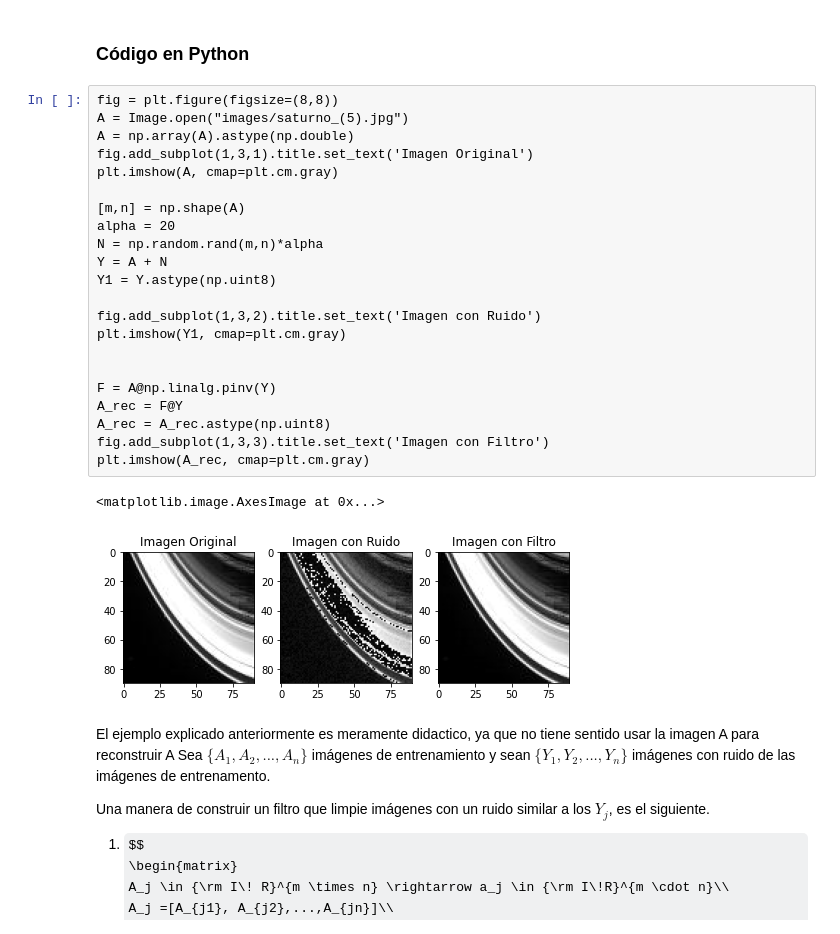
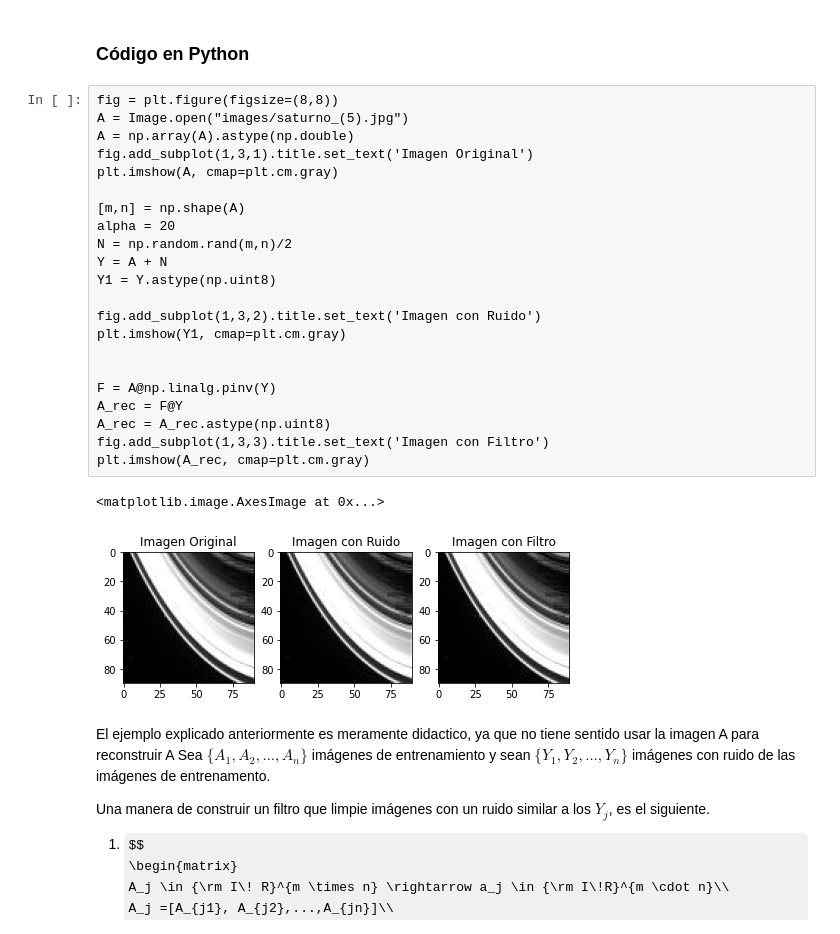
Before and after one commit to bakkim05/PAID_Electiva, a Jupyter notebook: SVD_e_Imagenes/SVD_e_Imagenes.ipynb, the cells around one changed output. Drawn from its saved outputs; the diff is of its cells as text; some formulas as TeX source.

```diff
--- a/SVD_e_Imagenes/SVD_e_Imagenes.ipynb
+++ b/SVD_e_Imagenes/SVD_e_Imagenes.ipynb
@@ -293,28 +257,28 @@ ans =
 # %%
 fig = plt.figure(figsize=(8,8))
 A = Image.open("images/saturno_(5).jpg")
 A = np.array(A).astype(np.double)
 fig.add_subplot(1,3,1).title.set_text('Imagen Original')
 plt.imshow(A, cmap=plt.cm.gray)
 
 [m,n] = np.shape(A)
 alpha = 20
-N = np.random.rand(m,n)*alpha
+N = np.random.rand(m,n)/2
 Y = A + N
 Y1 = Y.astype(np.uint8)
 
 fig.add_subplot(1,3,2).title.set_text('Imagen con Ruido')
 plt.imshow(Y1, cmap=plt.cm.gray)
 
 
 F = A@np.linalg.pinv(Y)
 A_rec = F@Y
 A_rec = A_rec.astype(np.uint8)
 fig.add_subplot(1,3,3).title.set_text('Imagen con Filtro')
 plt.imshow(A_rec, cmap=plt.cm.gray)
 # %% [output]
 <matplotlib.image.AxesImage at 0x...>
-[figure, old version]
+[figure, new version]
 # %% [markdown]
 El ejemplo explicado anteriormente es meramente didactico, ya que no tiene sentido usar la imagen A para reconstruir A
 Sea $\{ A_1, A_2, ..., A_n\}$ imágenes de entrenamiento y sean $\{ Y_1, Y_2, ..., Y_n\}$ imágenes con ruido de las imágenes de entrenamento.
```
Also changed, not shown: parts of 9 cells of this notebook, 7 other files.
